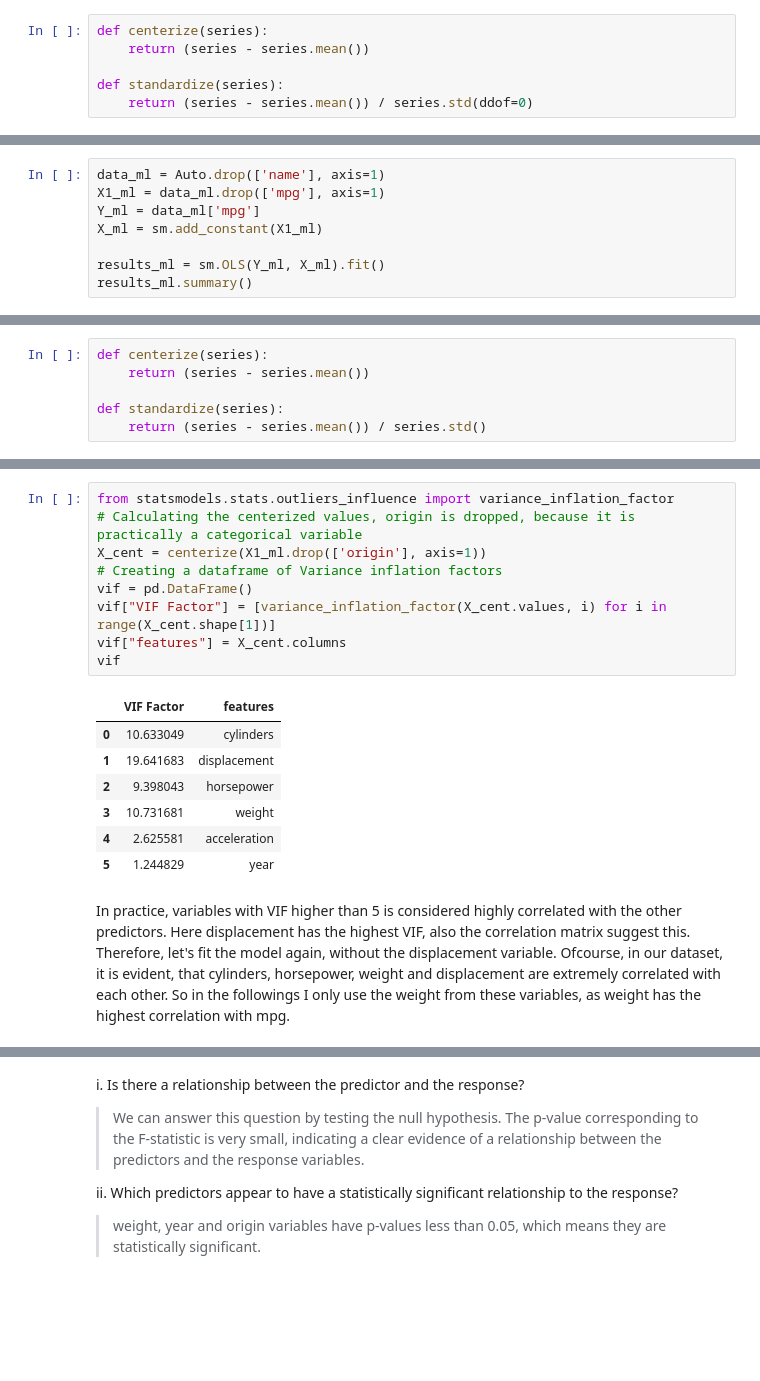
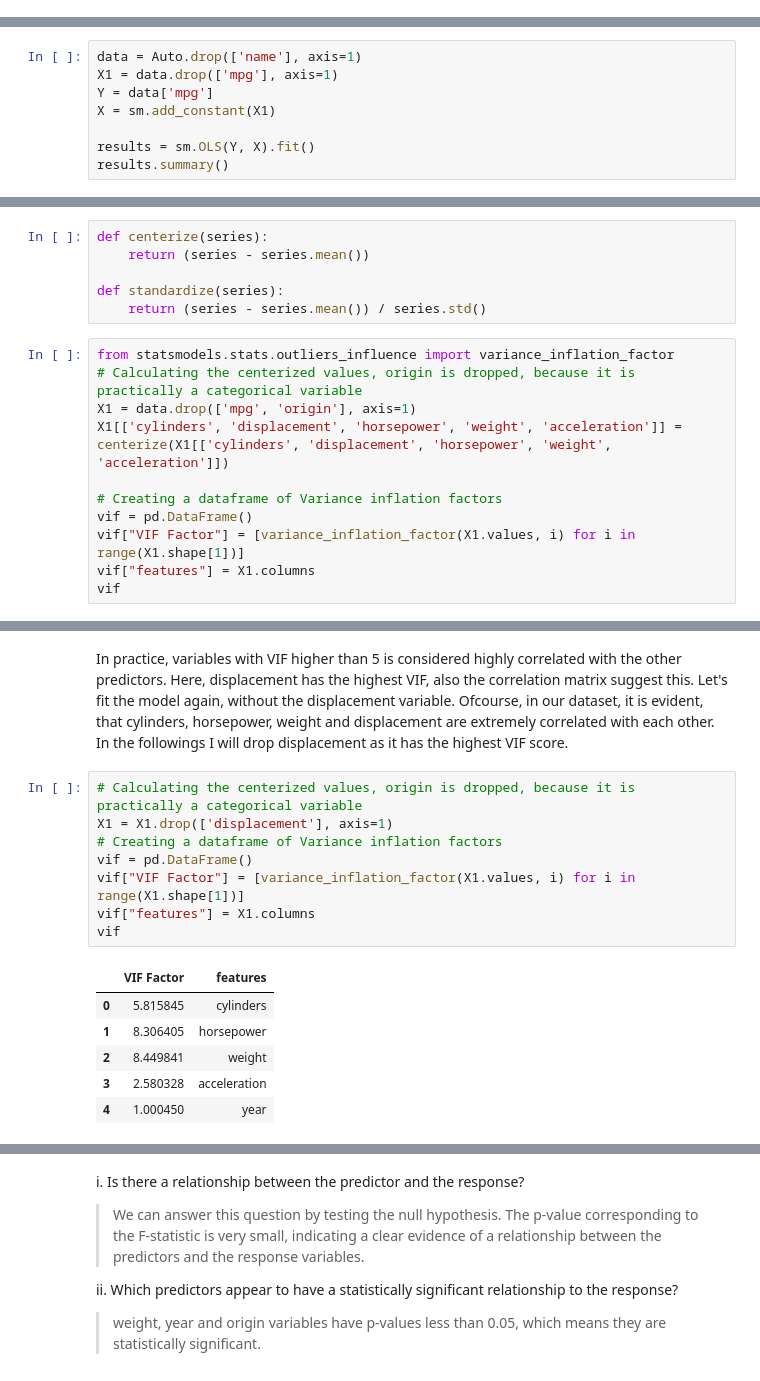
Before and after one commit to balintalfoldy/ISLR_python_AB, a Jupyter notebook: Notebooks/ch3_linear_regression_applied.ipynb, the cells around one changed output, grey strips where cells are left out. Saved outputs shown, nothing was run; the diff lists cells and outputs as text; blank space fills up the shorter version.

```diff
--- a/Notebooks/ch3_linear_regression_applied.ipynb
+++ b/Notebooks/ch3_linear_regression_applied.ipynb
@@ -233,12 +232,6 @@ The diagnostic plots show residuals in four different ways:
 * Based on the Q-Q plot, which follows a roughly straight line, the normal distribution can be assumed.
 * The heteroskedasticity can be identified with the scale-location plot too.
 * Outliers and high leverage points can be identified using the residula vs leverage plot. Points with absolute studentized residual value greater, than 3 may be considered as an outlier (in this case, two datapoints may be outliers). High leverage points appear at the far right side of the plot. Also, few high leverage points can be identified in the example.
-# %%
-def centerize(series):
-    return (series - series.mean())
-
-def standardize(series):
-    return (series - series.mean()) / series.std(ddof=0)
 # %% [markdown]
 ### Q9. This question involves the use of multiple linear regression on the Auto data set.
 # %% [markdown]
@@ -269,13 +262,13 @@ corrM.style.background_gradient(cmap='coolwarm').set_precision(2)
 2. Which predictors appear to have a statistically significant relationship to the response?
 3. What does the coefficient for the year variable suggest?
 # %%
-data_ml = Auto.drop(['name'], axis=1)
-X1_ml = data_ml.drop(['mpg'], axis=1)
-Y_ml = data_ml['mpg']
-X_ml = sm.add_constant(X1_ml)
+data = Auto.drop(['name'], axis=1)
+X1 = data.drop(['mpg'], axis=1)
+Y = data['mpg']
+X = sm.add_constant(X1)
 
-results_ml = sm.OLS(Y_ml, X_ml).fit()
-results_ml.summary()
+results = sm.OLS(Y, X).fit()
+results.summary()
 # %% [output]
 OLS Regression Results
 | Dep. Variable: | mpg | R-squared: | 0.821 |
@@ -312,3 +305,14 @@ def centerize(series):
 
 def standardize(series):
     return (series - series.mean()) / series.std()
+# %%
+from statsmodels.stats.outliers_influence import variance_inflation_factor
+# Calculating the centerized values, origin is dropped, because it is practically a categorical variable
+X1 = data.drop(['mpg', 'origin'], axis=1)
+X1[['cylinders', 'displacement', 'horsepower', 'weight', 'acceleration']] = centerize(X1[['cylinders', 'displacement', 'horsepower', 'weight', 'acceleration']])
+
+# Creating a dataframe of Variance inflation factors
+vif = pd.DataFrame()
+vif["VIF Factor"] = [variance_inflation_factor(X1.values, i) for i in range(X1.shape[1])]
+vif["features"] = X1.columns
+vif
@@ -315,19 +327,17 @@ def standardize(series):
+# %% [markdown]
+In practice, variables with VIF higher than 5 is considered highly correlated with the other predictors. Here, displacement has the highest VIF, also the correlation matrix suggest this. Let's fit the model again, without the displacement variable. Ofcourse, in our dataset, it is evident, that cylinders, horsepower, weight and displacement are extremely correlated with each other. In the followings I will drop displacement as it has the highest VIF score.
 # %%
-from statsmodels.stats.outliers_influence import variance_inflation_factor
 # Calculating the centerized values, origin is dropped, because it is practically a categorical variable
-X_cent = centerize(X1_ml.drop(['origin'], axis=1))
+X1 = X1.drop(['displacement'], axis=1)
 # Creating a dataframe of Variance inflation factors
 vif = pd.DataFrame()
-vif["VIF Factor"] = [variance_inflation_factor(X_cent.values, i) for i in range(X_cent.shape[1])]
-vif["features"] = X_cent.columns
+vif["VIF Factor"] = [variance_inflation_factor(X1.values, i) for i in range(X1.shape[1])]
+vif["features"] = X1.columns
 vif
 # %% [output]
 |  | VIF Factor | features |
-| 0 | 10.633049 | cylinders |
-| 1 | 19.641683 | displacement |
-| 2 | 9.398043 | horsepower |
-| 3 | 10.731681 | weight |
-| 4 | 2.625581 | acceleration |
-| 5 | 1.244829 | year |
+| 0 | 5.815845 | cylinders |
+| 1 | 8.306405 | horsepower |
+| 2 | 8.449841 | weight |
+| 3 | 2.580328 | acceleration |
+| 4 | 1.000450 | year |
-# %% [markdown]
-In practice, variables with VIF higher than 5 is considered highly correlated with the other predictors. Here displacement has the highest VIF, also the correlation matrix suggest this. Therefore, let's fit the model again, without the displacement variable. Ofcourse, in our dataset, it is evident, that cylinders, horsepower, weight and displacement are extremely correlated with each other. So in the followings I only use the weight from these variables, as weight has the highest correlation with mpg.
```
Also changed, not shown: parts of 37 cells of this notebook.
